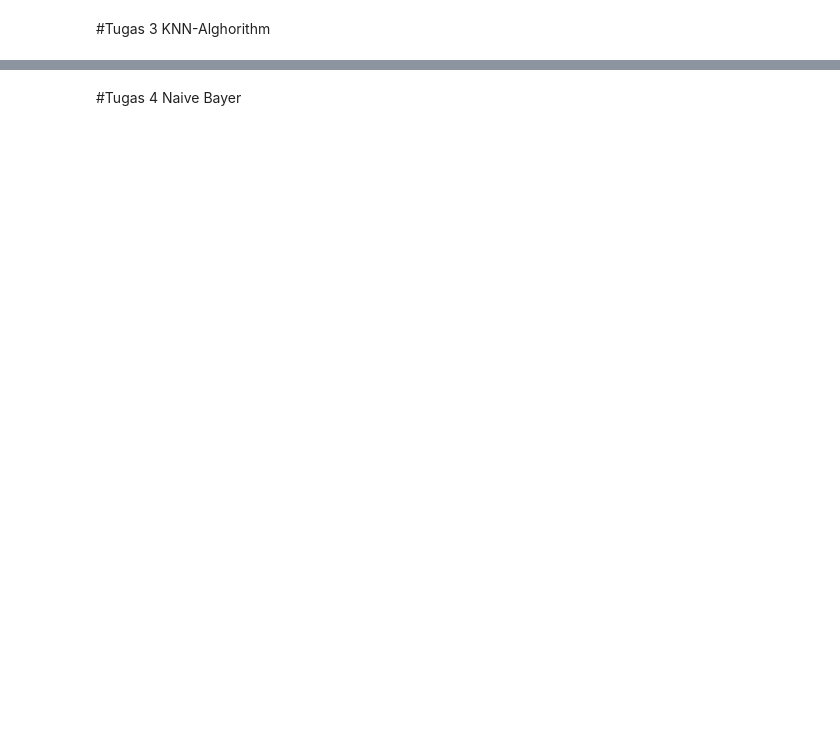
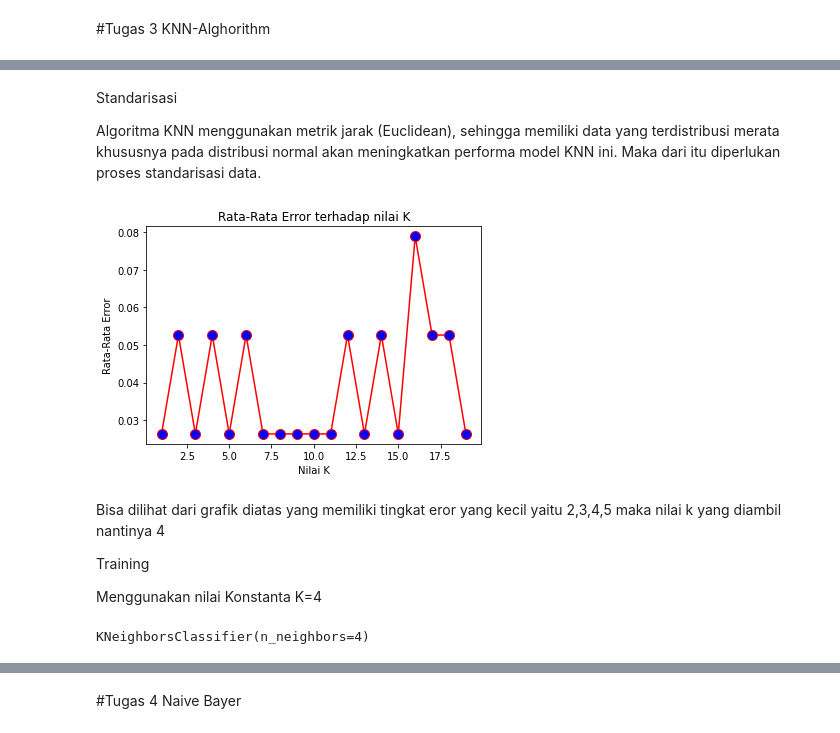
Before and after one commit to EdoHanifauzan/data, a Jupyter notebook: notebooks.ipynb, the cells around one changed output, grey strips where cells are left out. Saved outputs shown, nothing was run; the diff lists cells and outputs as text; code cells hidden in the pictures; blank space fills up the shorter version.

```diff
--- a/notebooks.ipynb
+++ b/notebooks.ipynb
@@ -226,0 +601,3 @@ d_1_4
+# %%
+X = data.iloc[:,:-1].values
+y = data.iloc[:, 4].values
@@ -226,0 +608,2 @@ d_1_4
+# %%
+X_train, X_test, y_train, y_test = train_test_split(X, y, test_size=0.25, shuffle=True, stratify=y, random_state=0)
@@ -226,0 +630,46 @@ d_1_4
+# %%
+lb = LabelEncoder()
+lb.fit(y_train)
+
+y_train = lb.transform(y_train)
+y_test = lb.transform(y_test)
+# %% [markdown]
+Standarisasi
+
+Algoritma KNN menggunakan metrik jarak (Euclidean), sehingga memiliki data yang terdistribusi merata khususnya pada distribusi normal akan meningkatkan performa model KNN ini. Maka dari itu diperlukan proses standarisasi data.
+# %%
+scaler = StandardScaler()
+scaler.fit(X_train)
+
+X_train = scaler.transform(X_train)
+X_test = scaler.transform(X_test)
+# %%
+error = []
+
+for i in range(1, 20):
+    knn = KNeighborsClassifier(n_neighbors=i)
+    knn.fit(X_train, y_train)
+
+    pred_i = knn.predict(X_test)
+    error.append(np.mean(pred_i != y_test))
+
+plt.figure()
+plt.plot(range(1, 20), error, color='red', marker='o',
+         markerfacecolor='blue', markersize=10)
+plt.title('Rata-Rata Error terhadap nilai K')
+plt.xlabel('Nilai K')
+plt.ylabel('Rata-Rata Error')
+plt.show()
+# %% [output]
+[figure, added]
+# %% [markdown]
+Bisa dilihat dari grafik diatas yang memiliki tingkat eror yang kecil yaitu 2,3,4,5 maka nilai k yang diambil nantinya 4
+
+Training
+
+Menggunakan nilai Konstanta K=4
+# %%
+classifier = KNeighborsClassifier(n_neighbors=4)
+classifier.fit(X_train, y_train)
+# %% [output]
+KNeighborsClassifier(n_neighbors=4)
```
Also changed, not shown: parts of 69 cells of this notebook.
